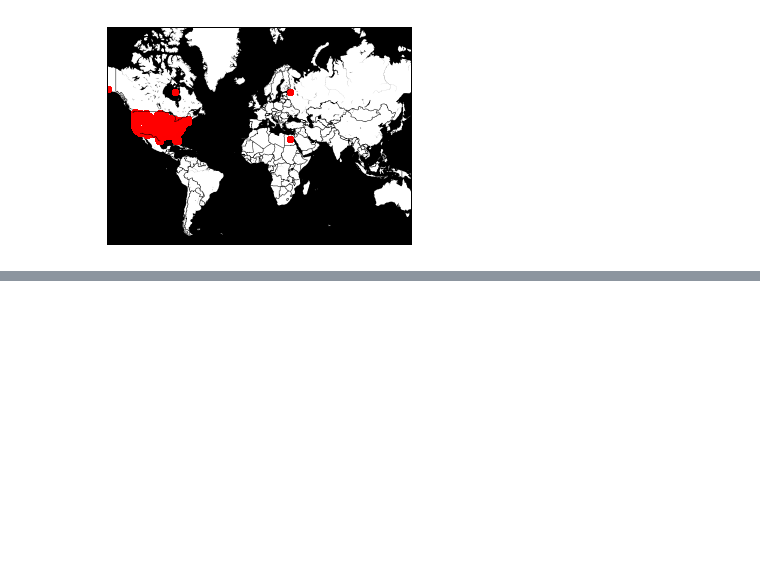
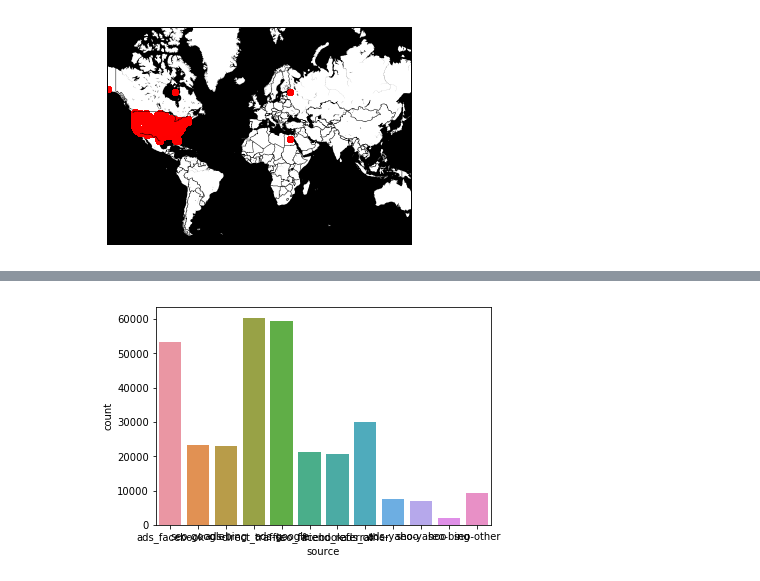
Before and after one commit to rebeccak1/pricing-test, a Jupyter notebook: pricing-test.ipynb, the cells around one changed output, grey strips where cells are left out. Cells and saved outputs as stored; diff of their text form; code cells hidden in the pictures; blank space fills up the shorter version.

```diff
--- a/pricing-test.ipynb
+++ b/pricing-test.ipynb
@@ -85,0 +107,5 @@ Query: https://maps.google.com/maps/api/geocode/json?latlng=42.890000%2C-78.8600
+# %%
+sns.countplot(data=df,x='source')
+plt.show()
+# %% [output]
+[figure, added]
```
Also changed, not shown: parts of 30 cells of this notebook.
